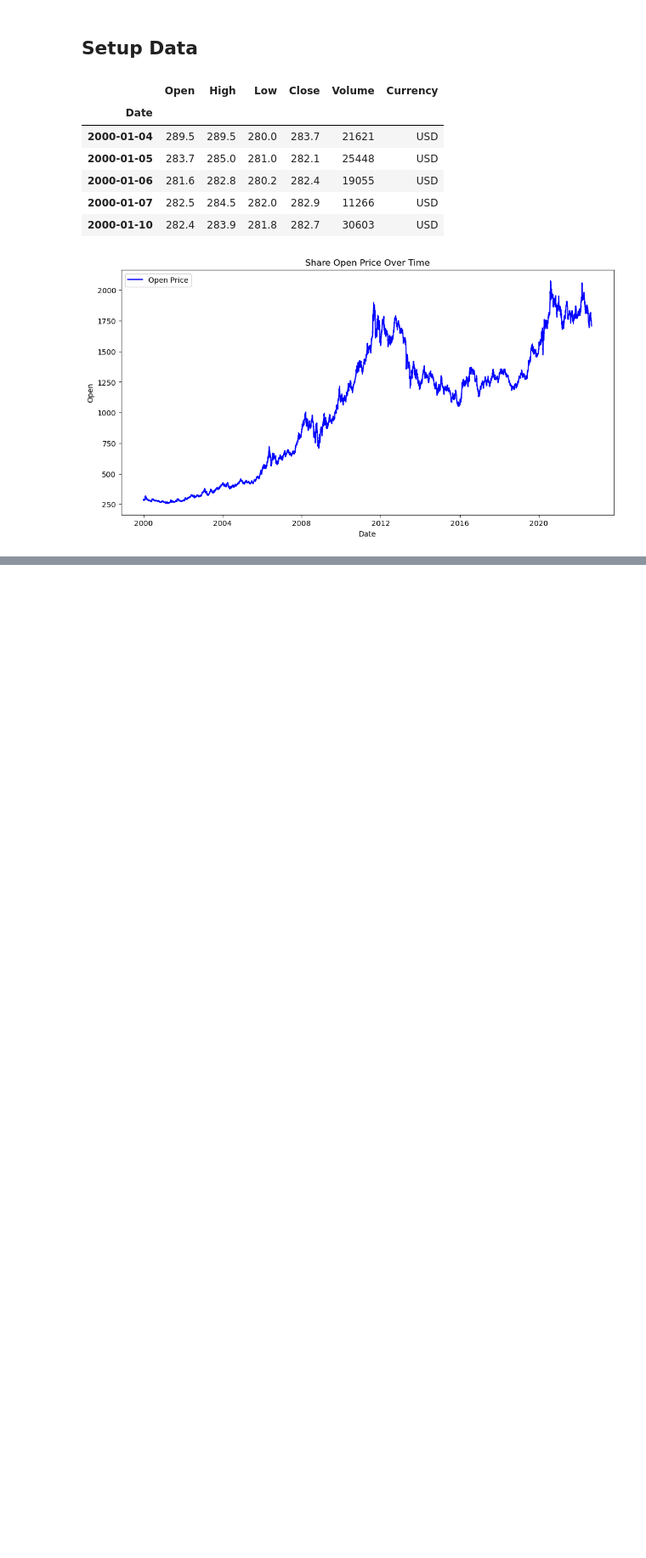
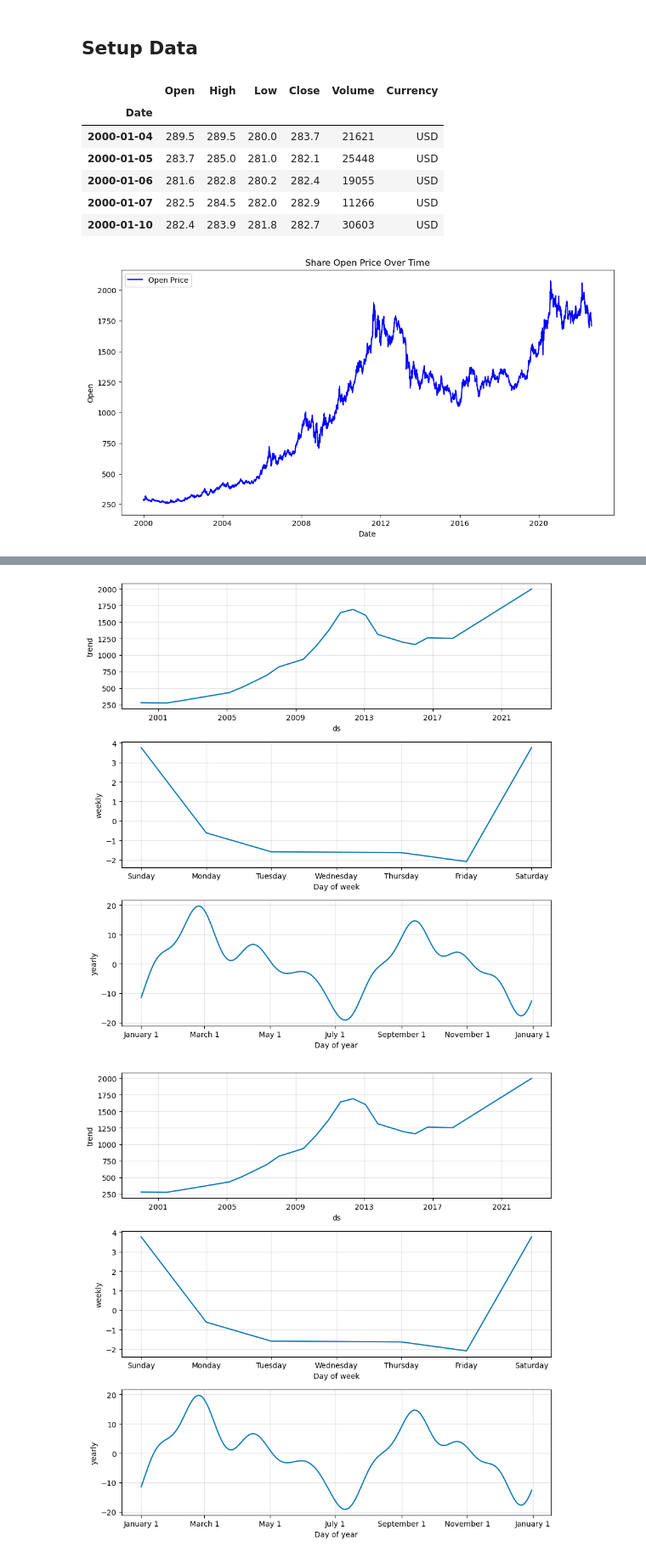
Before and after one commit to alisontuiyott/ML_Upskill, a Jupyter notebook: notebooks/example_notebook.ipynb, the cells around one changed output, grey strips where cells are left out. Shown: that part at 85% size. Drawn from its saved outputs; the diff is of its cells as text; code cells hidden in the pictures; blank space fills up the shorter version.

```diff
--- a/notebooks/example_notebook.ipynb
+++ b/notebooks/example_notebook.ipynb
@@ -73,0 +97,5 @@ plt.show()
+# %%
+model.plot_components(forecast)
+# %% [output]
+[figure, added]
+[figure, added]
```
Also changed, not shown: parts of 5 cells of this notebook.
